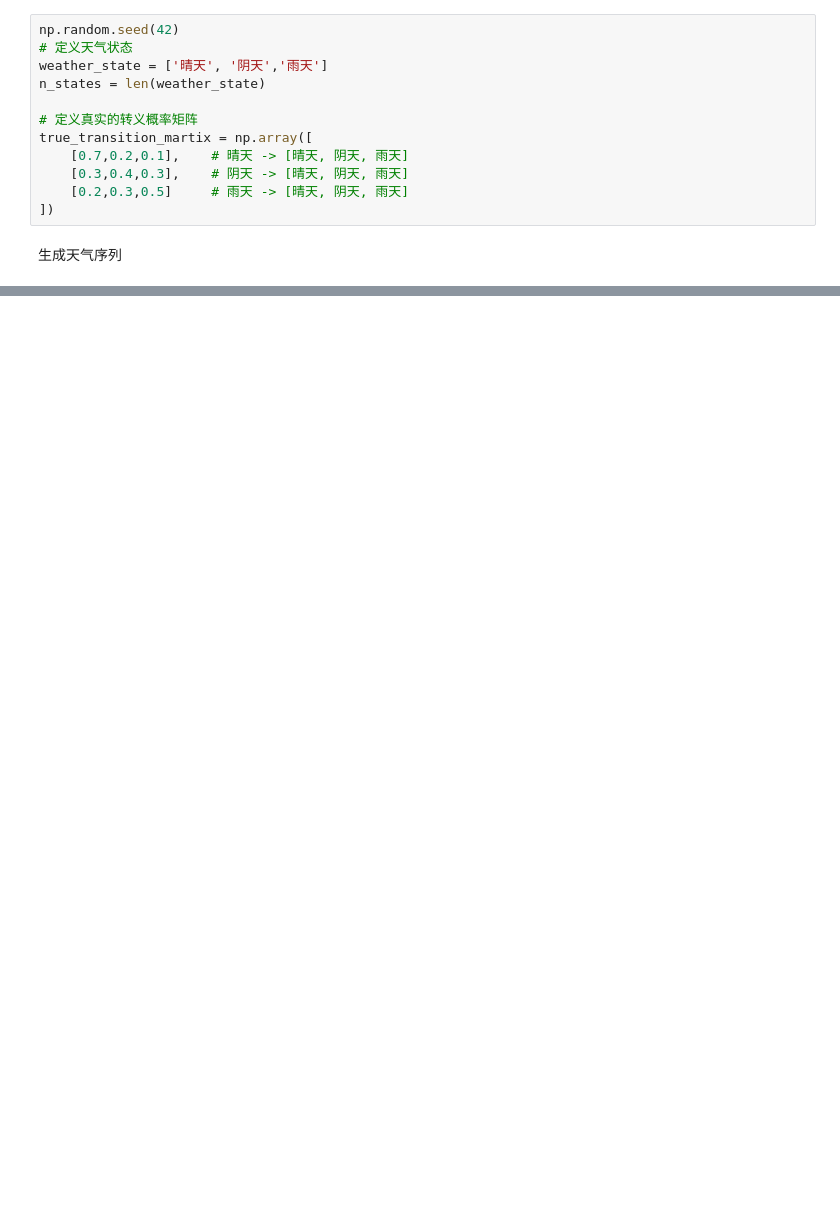
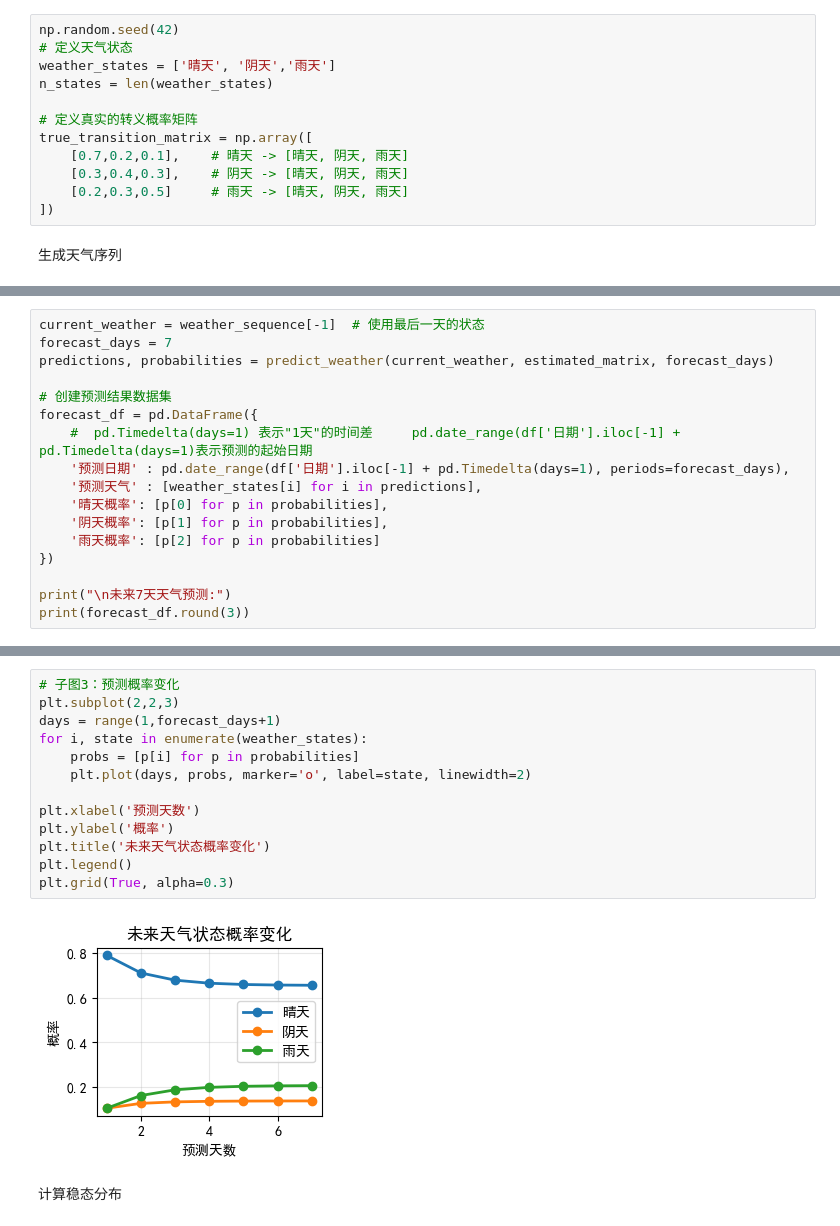
Before and after one commit to JerryZhang-git49/modeling, a Jupyter notebook: 马尔可夫预测/predicting_weather.ipynb, the cells around one changed output, grey strips where cells are left out. Cells and saved outputs as stored; diff of their text form; blank space fills up the shorter version.

```diff
--- a/马尔可夫预测/predicting_weather.ipynb
+++ b/马尔可夫预测/predicting_weather.ipynb
@@ -74,11 +74,11 @@ plt.rcParams['axes.unicode_minus'] = False
 # %%
 np.random.seed(42)
 # 定义天气状态
-weather_state = ['晴天', '阴天','雨天']
-n_states = len(weather_state)
+weather_states = ['晴天', '阴天','雨天']
+n_states = len(weather_states)
 
 # 定义真实的转义概率矩阵
-true_transition_martix = np.array([
+true_transition_matrix = np.array([
     [0.7,0.2,0.1],    # 晴天 -> [晴天, 阴天, 雨天]
     [0.3,0.4,0.3],    # 阴天 -> [晴天, 阴天, 雨天]
     [0.2,0.3,0.5]     # 雨天 -> [晴天, 阴天, 雨天]
@@ -124,0 +273,17 @@ print(f"\n数据形状：{df.shape}")
+# %%
+current_weather = weather_sequence[-1]  # 使用最后一天的状态
+forecast_days = 7
+predictions, probabilities = predict_weather(current_weather, estimated_matrix, forecast_days)
+
+# 创建预测结果数据集
+forecast_df = pd.DataFrame({
+    #  pd.Timedelta(days=1) 表示"1天"的时间差     pd.date_range(df['日期'].iloc[-1] + pd.Timedelta(days=1)表示预测的起始日期
+    '预测日期' : pd.date_range(df['日期'].iloc[-1] + pd.Timedelta(days=1), periods=forecast_days),
+    '预测天气' : [weather_states[i] for i in predictions],
+    '晴天概率': [p[0] for p in probabilities],
+    '阴天概率': [p[1] for p in probabilities],
+    '雨天概率': [p[2] for p in probabilities]
+})
+
+print("\n未来7天天气预测:")
+print(forecast_df.round(3))
@@ -124,0 +300,17 @@ print(f"\n数据形状：{df.shape}")
+# %%
+# 子图3：预测概率变化
+plt.subplot(2,2,3)
+days = range(1,forecast_days+1)
+for i, state in enumerate(weather_states):
+    probs = [p[i] for p in probabilities]
+    plt.plot(days, probs, marker='o', label=state, linewidth=2)
+
+plt.xlabel('预测天数')
+plt.ylabel('概率')
+plt.title('未来天气状态概率变化')
+plt.legend()
+plt.grid(True, alpha=0.3)
+# %% [output]
+[figure, added]
+# %% [markdown]
+计算稳态分布
```
Also changed, not shown: parts of 17 cells of this notebook.
